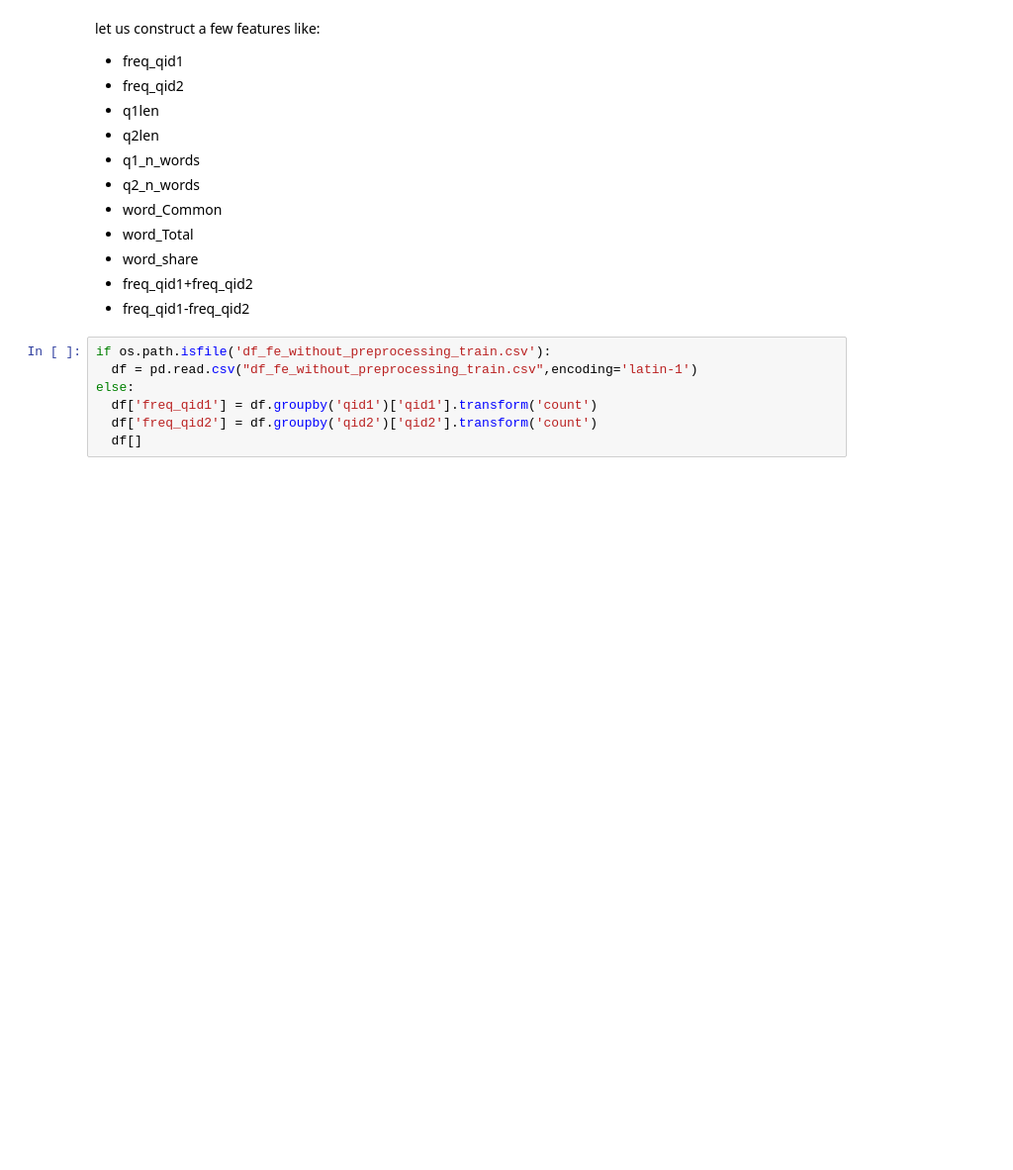
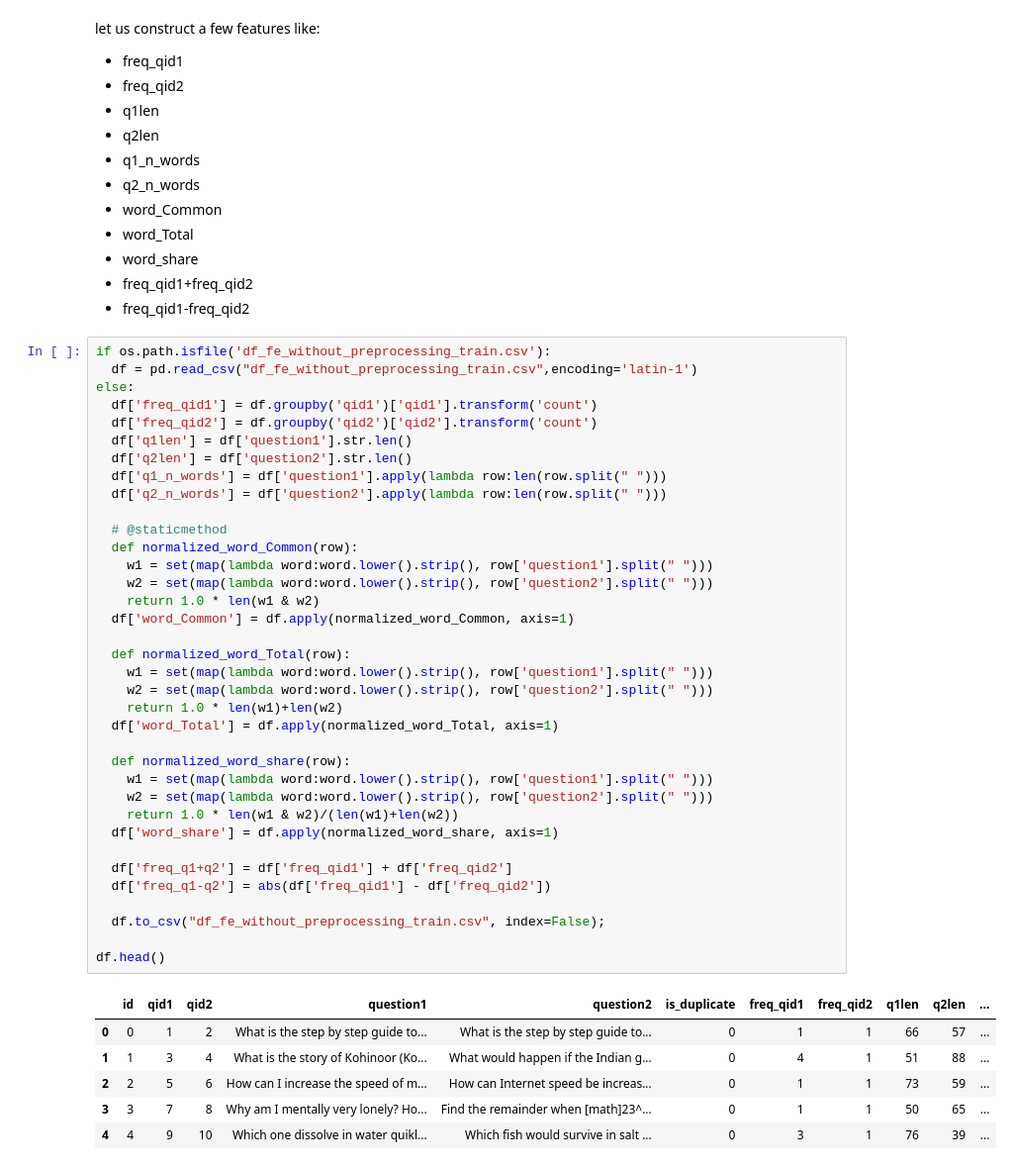
Before and after one commit to rj7shakya/mlpj, a Jupyter notebook: quora_similarity/quora_sim.ipynb, the cells around one changed output. Shown: that part at 99% size. Drawn from its saved outputs; the diff is of its cells as text; blank space fills up the shorter version.

```diff
--- a/quora_similarity/quora_sim.ipynb
+++ b/quora_similarity/quora_sim.ipynb
@@ -174,10 +170,46 @@ let us construct a few features like:
 *   word_share
 *   freq_qid1+freq_qid2
 *   freq_qid1-freq_qid2
-# %%
-if os.path.isfile('df_fe_without_preprocessing_train.csv'):
-  df = pd.read.csv("df_fe_without_preprocessing_train.csv",encoding='latin-1')
-else:
-  df['freq_qid1'] = df.groupby('qid1')['qid1'].transform('count')
-  df['freq_qid2'] = df.groupby('qid2')['qid2'].transform('count')
-  df[]
+# %%
+if os.path.isfile('df_fe_without_preprocessing_train.csv'):
+  df = pd.read_csv("df_fe_without_preprocessing_train.csv",encoding='latin-1')
+else:
+  df['freq_qid1'] = df.groupby('qid1')['qid1'].transform('count')
+  df['freq_qid2'] = df.groupby('qid2')['qid2'].transform('count')
+  df['q1len'] = df['question1'].str.len()
+  df['q2len'] = df['question2'].str.len()
+  df['q1_n_words'] = df['question1'].apply(lambda row:len(row.split(" ")))
+  df['q2_n_words'] = df['question2'].apply(lambda row:len(row.split(" ")))
+
+  # @staticmethod
+  def normalized_word_Common(row):
+    w1 = set(map(lambda word:word.lower().strip(), row['question1'].split(" ")))
+    w2 = set(map(lambda word:word.lower().strip(), row['question2'].split(" ")))
+    return 1.0 * len(w1 & w2)
+  df['word_Common'] = df.apply(normalized_word_Common, axis=1)
+
+  def normalized_word_Total(row):
+    w1 = set(map(lambda word:word.lower().strip(), row['question1'].split(" ")))
+    w2 = set(map(lambda word:word.lower().strip(), row['question2'].split(" ")))
+    return 1.0 * len(w1)+len(w2)
+  df['word_Total'] = df.apply(normalized_word_Total, axis=1)
+
+  def normalized_word_share(row):
+    w1 = set(map(lambda word:word.lower().strip(), row['question1'].split(" ")))
+    w2 = set(map(lambda word:word.lower().strip(), row['question2'].split(" ")))
+    return 1.0 * len(w1 & w2)/(len(w1)+len(w2))
+  df['word_share'] = df.apply(normalized_word_share, axis=1)
+
+  df['freq_q1+q2'] = df['freq_qid1'] + df['freq_qid2']
+  df['freq_q1-q2'] = abs(df['freq_qid1'] - df['freq_qid2'])
+
+  df.to_csv("df_fe_without_preprocessing_train.csv", index=False);
+
+df.head()
+# %% [output]
+|  | id | qid1 | qid2 | question1 | question2 | is_duplicate | freq_qid1 | freq_qid2 | q1len | q2len | ... |
+| 0 | 0 | 1 | 2 | What is the step by step guide to... | What is the step by step guide to... | 0 | 1 | 1 | 66 | 57 | ... |
+| 1 | 1 | 3 | 4 | What is the story of Kohinoor (Ko... | What would happen if the Indian g... | 0 | 4 | 1 | 51 | 88 | ... |
+| 2 | 2 | 5 | 6 | How can I increase the speed of m... | How can Internet speed be increas... | 0 | 1 | 1 | 73 | 59 | ... |
+| 3 | 3 | 7 | 8 | Why am I mentally very lonely? Ho... | Find the remainder when [math]23^... | 0 | 1 | 1 | 50 | 65 | ... |
+| 4 | 4 | 9 | 10 | Which one dissolve in water quikl... | Which fish would survive in salt ... | 0 | 3 | 1 | 76 | 39 | ... |
```
Also changed, not shown: parts of 1 cell of this notebook.
